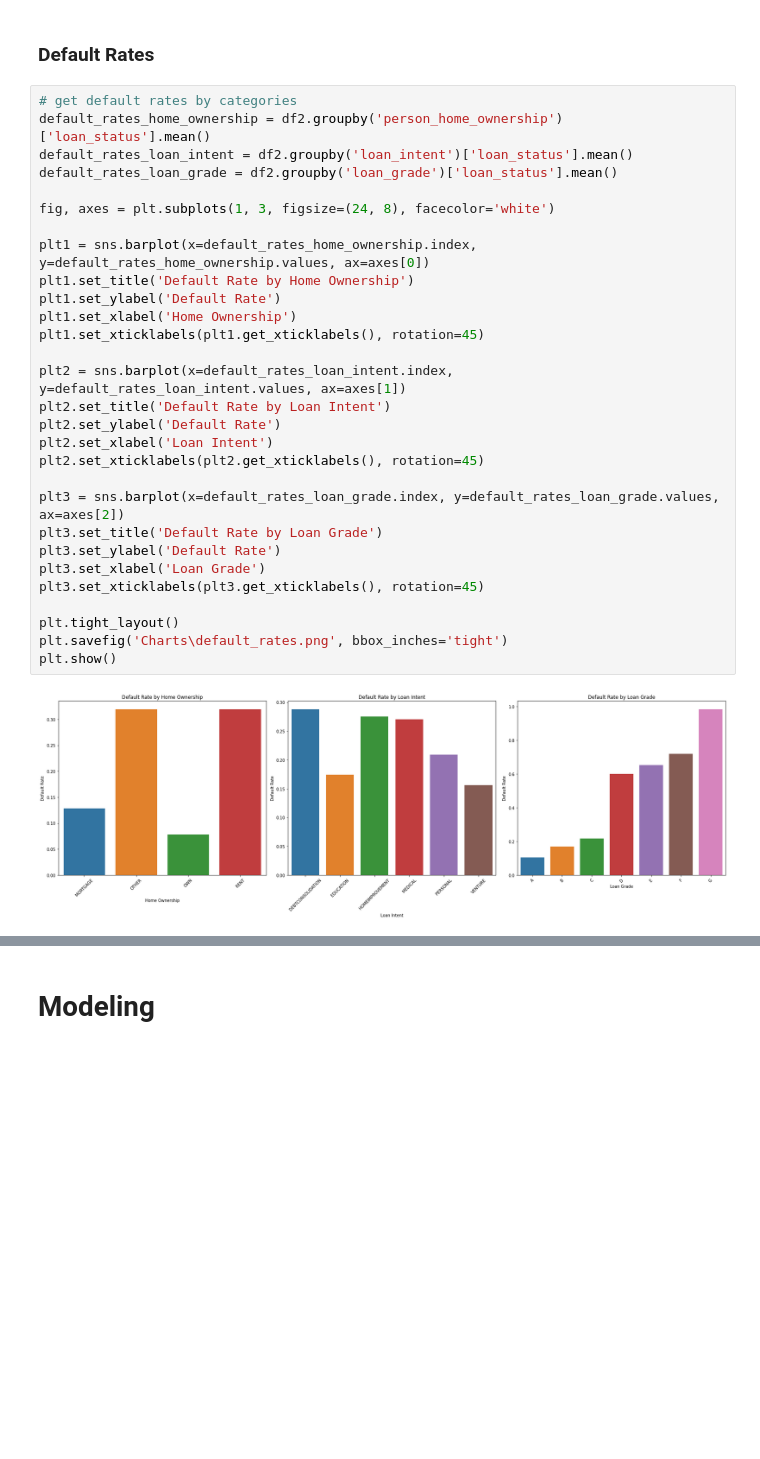
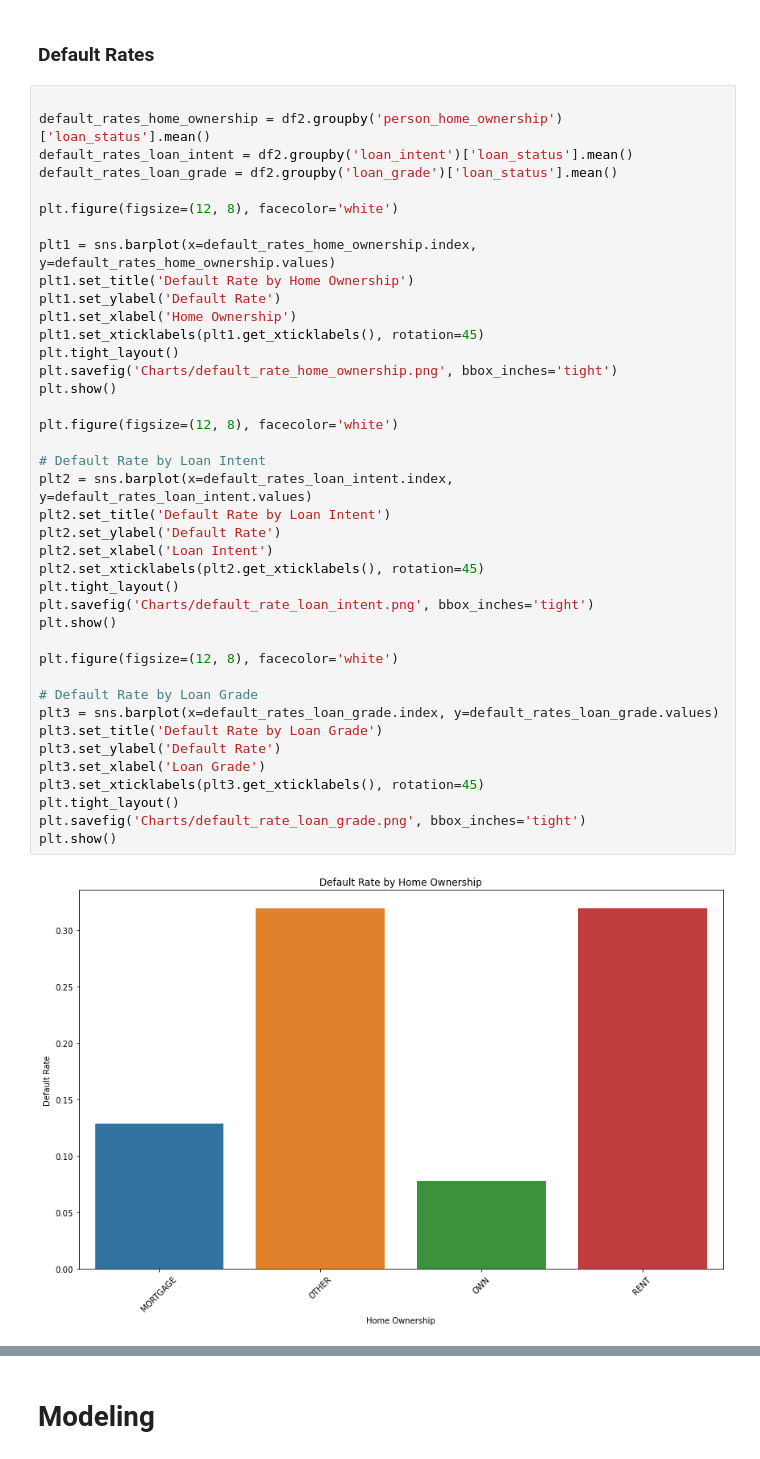
Before and after one commit to robbyhooker/Credit-Risk-Modeling, a Jupyter notebook: Credit-risk-project.ipynb, the cells around one changed output, grey strips where cells are left out. Drawn from its saved outputs; the diff is of its cells as text; blank space fills up the shorter version.

```diff
--- a/Credit-risk-project.ipynb
+++ b/Credit-risk-project.ipynb
@@ -204,33 +204,44 @@ plt.show()
 # %% [markdown]
 ### Default Rates
 # %%
-# get default rates by categories
+
 default_rates_home_ownership = df2.groupby('person_home_ownership')['loan_status'].mean()
 default_rates_loan_intent = df2.groupby('loan_intent')['loan_status'].mean()
 default_rates_loan_grade = df2.groupby('loan_grade')['loan_status'].mean()
 
-fig, axes = plt.subplots(1, 3, figsize=(24, 8), facecolor='white')
+plt.figure(figsize=(12, 8), facecolor='white')
 
-plt1 = sns.barplot(x=default_rates_home_ownership.index, y=default_rates_home_ownership.values, ax=axes[0])
+plt1 = sns.barplot(x=default_rates_home_ownership.index, y=default_rates_home_ownership.values)
 plt1.set_title('Default Rate by Home Ownership')
 plt1.set_ylabel('Default Rate')
 plt1.set_xlabel('Home Ownership')
 plt1.set_xticklabels(plt1.get_xticklabels(), rotation=45)
+plt.tight_layout()
+plt.savefig('Charts/default_rate_home_ownership.png', bbox_inches='tight')
+plt.show()
 
-plt2 = sns.barplot(x=default_rates_loan_intent.index, y=default_rates_loan_intent.values, ax=axes[1])
+plt.figure(figsize=(12, 8), facecolor='white')
+
+# Default Rate by Loan Intent
+plt2 = sns.barplot(x=default_rates_loan_intent.index, y=default_rates_loan_intent.values)
 plt2.set_title('Default Rate by Loan Intent')
 plt2.set_ylabel('Default Rate')
 plt2.set_xlabel('Loan Intent')
 plt2.set_xticklabels(plt2.get_xticklabels(), rotation=45)
+plt.tight_layout()
+plt.savefig('Charts/default_rate_loan_intent.png', bbox_inches='tight')
+plt.show()
 
-plt3 = sns.barplot(x=default_rates_loan_grade.index, y=default_rates_loan_grade.values, ax=axes[2])
+plt.figure(figsize=(12, 8), facecolor='white')
+
+# Default Rate by Loan Grade
+plt3 = sns.barplot(x=default_rates_loan_grade.index, y=default_rates_loan_grade.values)
 plt3.set_title('Default Rate by Loan Grade')
 plt3.set_ylabel('Default Rate')
 plt3.set_xlabel('Loan Grade')
 plt3.set_xticklabels(plt3.get_xticklabels(), rotation=45)
-
 plt.tight_layout()
-plt.savefig('Charts\default_rates.png', bbox_inches='tight')
+plt.savefig('Charts/default_rate_loan_grade.png', bbox_inches='tight')
 plt.show()
 # %% [output]
-[figure, old version]
+[figure, new version]
```
Also changed, not shown: parts of 9 cells of this notebook, 9 other files.
